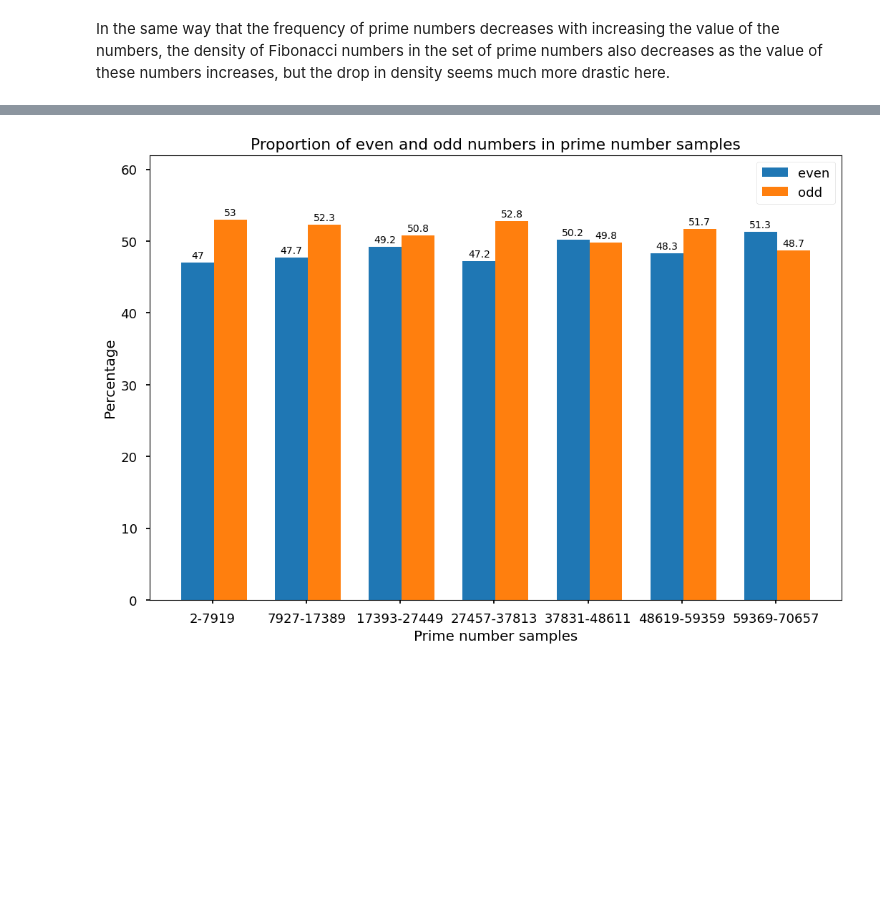
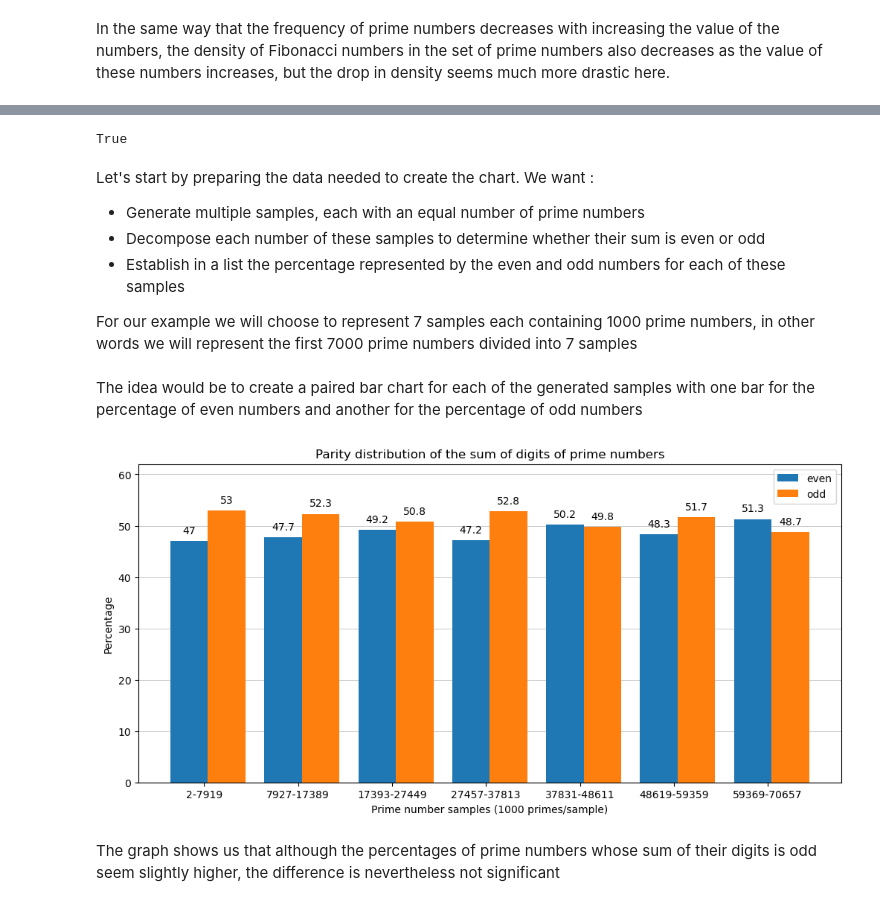
Before and after one commit to Kartmaan/prime_number_analysis, a Jupyter notebook: prime_analysis.ipynb, the cells around one changed output, grey strips where cells are left out. Saved outputs shown, nothing was run; the diff lists cells and outputs as text; code cells hidden in the pictures; blank space fills up the shorter version.

```diff
--- a/prime_analysis.ipynb
+++ b/prime_analysis.ipynb
@@ -335,10 +336,13 @@ A hypothesis from Alexandre Gelfond states that **the sum of the digits of a pri
 # %%
-def prime_sum_even(p):
+def sum_is_even(p):
     num_list = []
 
+    # The number is iterated as str
+    # and each element added as int
     for n in str(p):
         num_list.append(int(n))
 
+    # Parity check
     if sum(num_list) % 2 == 0:
         return True
     else:
@@ -350 +355,13 @@ True
+# %%
+# (1 + 0 + 3) = 4 = even = True
+sum_is_even(103)
+# %% [output]
+True
+# %% [markdown]
+Let's start by preparing the data needed to create the chart. We want :
+- Generate multiple samples, each with an equal number of prime numbers
+- Decompose each number of these samples to determine whether their sum is even or odd
+- Establish in a list the percentage represented by the even and odd numbers for each of these samples
+
+For our example we will choose to represent 7 samples each containing 1000 prime numbers, in other words we will represent the first 7000 prime numbers divided into 7 samples
 # %%
@@ -377,29 +394,42 @@ for _ in range(sample_quantity):
+# %% [markdown]
+The idea would be to create a paired bar chart for each of the generated samples with one bar for the percentage of even numbers and another for the percentage of odd numbers
 # %%
-samples = x_label
-parities = {
-    'even' : even_list,
-    'odd' : odd_list
-}
+def sum_plot(sample_length=1000, sample_quantity=7, rot=0, loc=1):
+    even_list, odd_list, samples = sum_stats(sample_length=sample_length, sample_quantity=sample_quantity)
 
-x = np.arange(len(samples))
-width = 0.35
-multiplier = 0
+    #samples = x_label
+    parities = {
+        'even' : even_list,
+        'odd' : odd_list
+    }
 
-fig, ax = plt.subplots(layout='constrained')
+    x = np.arange(len(samples))
+    width = 0.40
+    multiplier = 0
 
-for parity, vals in parities.items():
-    offset = width * multiplier
-    rects = ax.bar(x + offset, vals, width, label=parity)
-    ax.bar_label(rects, padding=2)
-    multiplier += 1
+    fig, ax = plt.subplots(layout='constrained')
 
-ax.set_ylabel("Percentage")
-ax.set_xlabel("Prime number samples")
-ax.set_title("Proportion of even and odd numbers in prime number samples")
-ax.set_xticks(x+0.16, samples)
-ax.legend(loc=1)
-ax.set_ylim(0,62)
+    # Iteration of dictionary items containing percentage values
+    for parity, vals in parities.items():
+        offset = width * multiplier
+        rects = ax.bar(x + offset, vals, width, label=parity)
+        ax.bar_label(rects, padding=5)
+        multiplier += 1
 
-plt.show()
+    ax.set_ylabel("Percentage")
+    ax.set_xlabel(f"Prime number samples ({sample_length} primes/sample)")
+    ax.set_title("Parity distribution of the sum of digits of prime numbers")
+    ax.set_xticks(x+0.16, samples, rotation=rot)
+    ax.legend(loc=loc)
+    ax.set_ylim(0,62)
+    ax.yaxis.grid(lw=0.5)
+    ax.set_axisbelow(True) # Grid background
+    fig.set_size_inches(10,5)
+
+    plt.show()
-# %% [output]
-[figure, removed]
+# %%
+sum_plot()
+# %% [output]
+[figure, added]
+# %% [markdown]
+The graph shows us that although the percentages of prime numbers whose sum of their digits is odd seem slightly higher, the difference is nevertheless not significant
```
Also changed, not shown: parts of 22 cells of this notebook, 1 other file.
